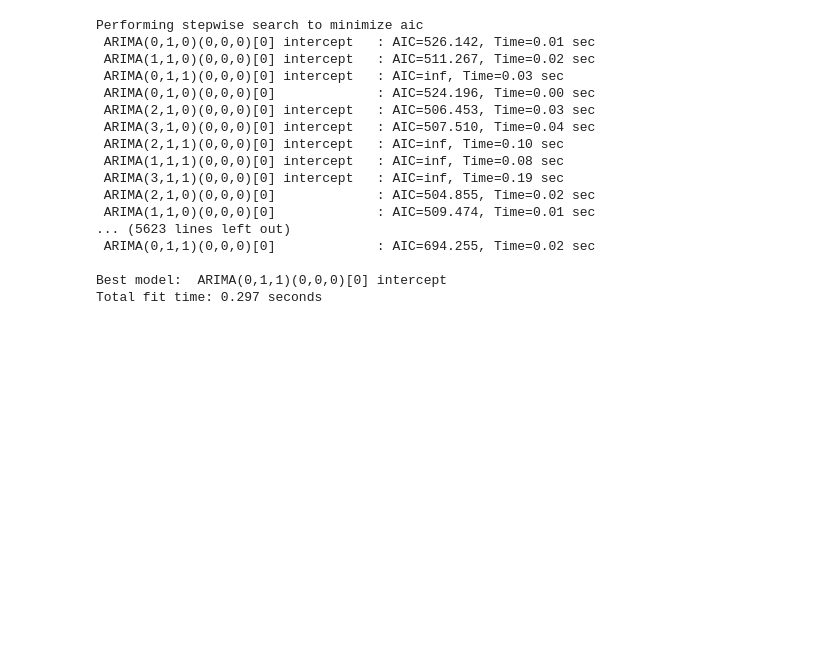
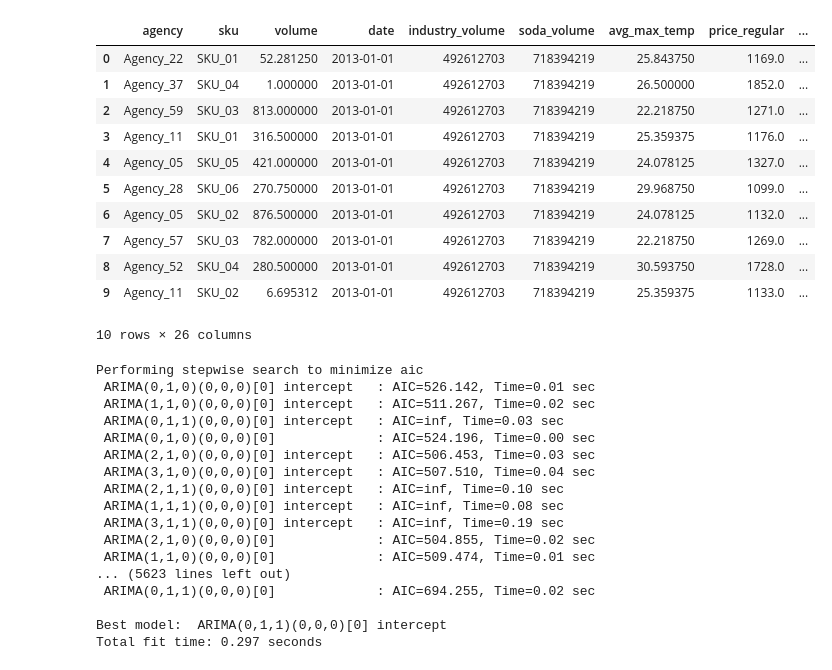
Before and after one commit to semi-zero/conf_forecast, a Jupyter notebook: arima_ets.ipynb, the cells around one changed output. Cells and saved outputs as stored; diff of their text form; code cells hidden in the pictures; blank space fills up the shorter version.

```diff
--- a/arima_ets.ipynb
+++ b/arima_ets.ipynb
@@ -101,3 +116,20 @@ Memory usage of dataframe is 0.39MB
+# %%
+data['volume'] = data['volume'].apply(lambda x : x+1 if x ==0 else x)
+# %%
+data.head(10)
+# %% [output]
+|  | agency | sku | volume | date | industry_volume | soda_volume | avg_max_temp | price_regular | ... |
+| 0 | Agency_22 | SKU_01 | 52.281250 | 2013-01-01 | 492612703 | 718394219 | 25.843750 | 1169.0 | ... |
+| 1 | Agency_37 | SKU_04 | 1.000000 | 2013-01-01 | 492612703 | 718394219 | 26.500000 | 1852.0 | ... |
+| 2 | Agency_59 | SKU_03 | 813.000000 | 2013-01-01 | 492612703 | 718394219 | 22.218750 | 1271.0 | ... |
+| 3 | Agency_11 | SKU_01 | 316.500000 | 2013-01-01 | 492612703 | 718394219 | 25.359375 | 1176.0 | ... |
+| 4 | Agency_05 | SKU_05 | 421.000000 | 2013-01-01 | 492612703 | 718394219 | 24.078125 | 1327.0 | ... |
+| 5 | Agency_28 | SKU_06 | 270.750000 | 2013-01-01 | 492612703 | 718394219 | 29.968750 | 1099.0 | ... |
+| 6 | Agency_05 | SKU_02 | 876.500000 | 2013-01-01 | 492612703 | 718394219 | 24.078125 | 1132.0 | ... |
+| 7 | Agency_57 | SKU_03 | 782.000000 | 2013-01-01 | 492612703 | 718394219 | 22.218750 | 1269.0 | ... |
+| 8 | Agency_52 | SKU_04 | 280.500000 | 2013-01-01 | 492612703 | 718394219 | 30.593750 | 1728.0 | ... |
+| 9 | Agency_11 | SKU_02 | 6.695312 | 2013-01-01 | 492612703 | 718394219 | 25.359375 | 1133.0 | ... |
+10 rows × 26 columns
 # %%
 if len(store_list) == 1:
     store_list = ['dummy'] + store_list
```
Also changed, not shown: parts of 2 cells of this notebook, 33 other files.
